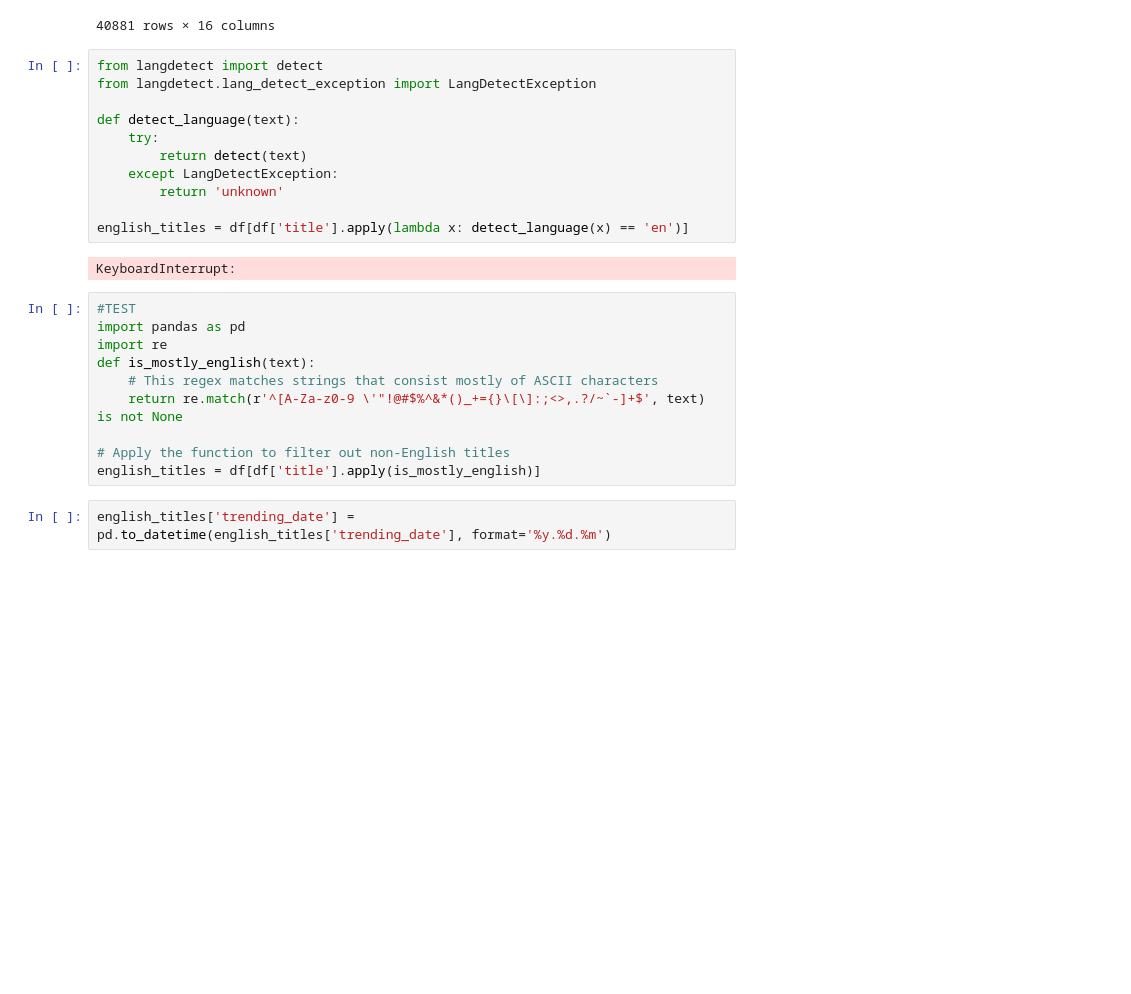
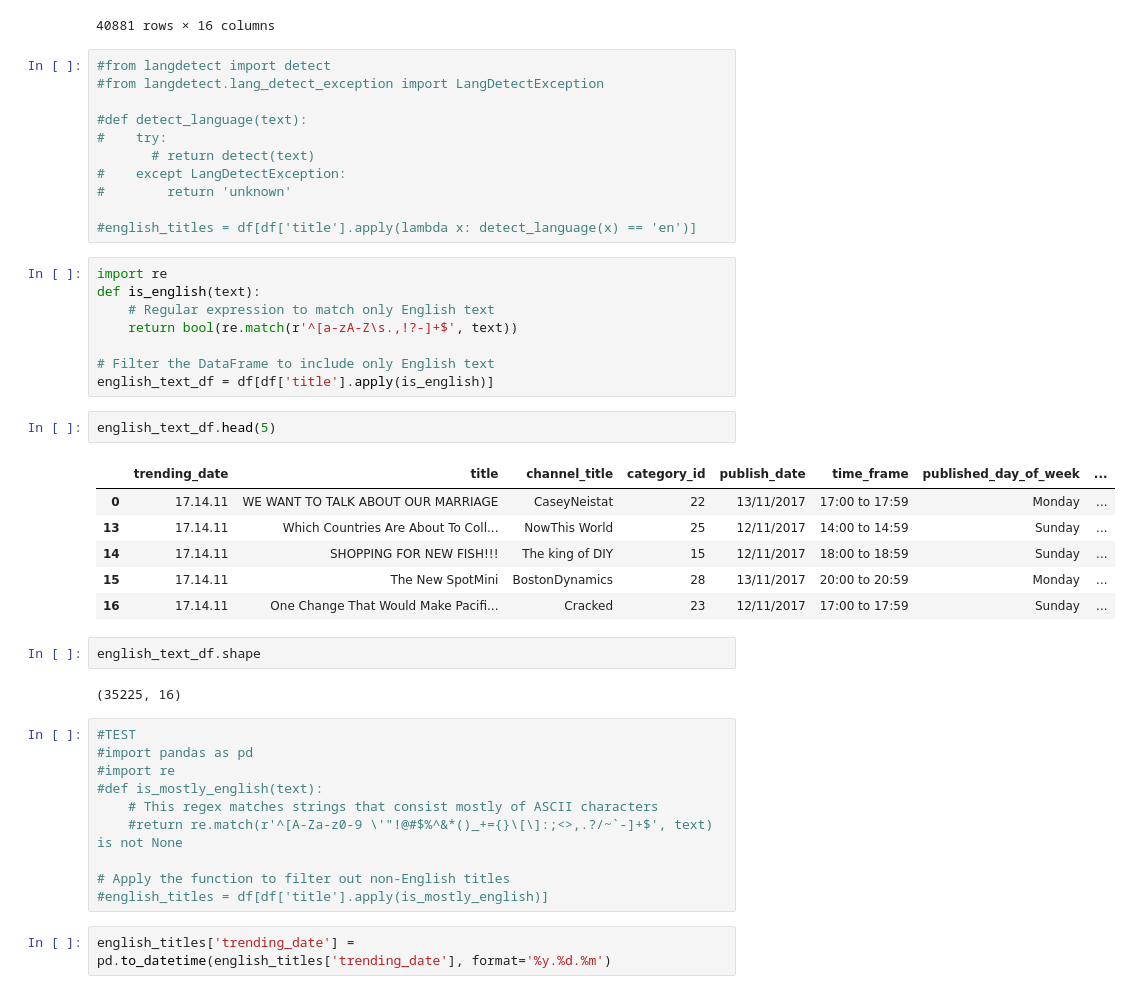
Before and after one commit to SAnand2903/BA830, a Jupyter notebook: BA830_Project.ipynb, the cells around one changed output. Saved outputs shown, nothing was run; the diff lists cells and outputs as text; blank space fills up the shorter version.

```diff
--- a/BA830_Project.ipynb
+++ b/BA830_Project.ipynb
@@ -72,27 +72,46 @@ df.groupby('publish_country').get_group('CANADA')
 40881 rows × 16 columns
 # %%
-from langdetect import detect
-from langdetect.lang_detect_exception import LangDetectException
+#from langdetect import detect
+#from langdetect.lang_detect_exception import LangDetectException
 
-def detect_language(text):
-    try:
-        return detect(text)
-    except LangDetectException:
-        return 'unknown'
+#def detect_language(text):
+#    try:
+       # return detect(text)
+#    except LangDetectException:
+#        return 'unknown'
 
-english_titles = df[df['title'].apply(lambda x: detect_language(x) == 'en')]
+#english_titles = df[df['title'].apply(lambda x: detect_language(x) == 'en')]
-# %% [output]
-KeyboardInterrupt:
+# %%
+import re
+def is_english(text):
+    # Regular expression to match only English text
+    return bool(re.match(r'^[a-zA-Z\s.,!?-]+$', text))
+
+# Filter the DataFrame to include only English text
+english_text_df = df[df['title'].apply(is_english)]
+# %%
+english_text_df.head(5)
+# %% [output]
+|  | trending_date | title | channel_title | category_id | publish_date | time_frame | published_day_of_week | ... |
+| 0 | 17.14.11 | WE WANT TO TALK ABOUT OUR MARRIAGE | CaseyNeistat | 22 | 13/11/2017 | 17:00 to 17:59 | Monday | ... |
+| 13 | 17.14.11 | Which Countries Are About To Coll... | NowThis World | 25 | 12/11/2017 | 14:00 to 14:59 | Sunday | ... |
+| 14 | 17.14.11 | SHOPPING FOR NEW FISH!!! | The king of DIY | 15 | 12/11/2017 | 18:00 to 18:59 | Sunday | ... |
+| 15 | 17.14.11 | The New SpotMini | BostonDynamics | 28 | 13/11/2017 | 20:00 to 20:59 | Monday | ... |
+| 16 | 17.14.11 | One Change That Would Make Pacifi... | Cracked | 23 | 12/11/2017 | 17:00 to 17:59 | Sunday | ... |
+# %%
+english_text_df.shape
+# %% [output]
+(35225, 16)
 # %%
 #TEST
-import pandas as pd
-import re
-def is_mostly_english(text):
+#import pandas as pd
+#import re
+#def is_mostly_english(text):
     # This regex matches strings that consist mostly of ASCII characters
-    return re.match(r'^[A-Za-z0-9 \'"!@#$%^&*()_+={}\[\]:;<>,.?/~`-]+$', text) is not None
+    #return re.match(r'^[A-Za-z0-9 \'"!@#$%^&*()_+={}\[\]:;<>,.?/~`-]+$', text) is not None
 
 # Apply the function to filter out non-English titles
-english_titles = df[df['title'].apply(is_mostly_english)]
+#english_titles = df[df['title'].apply(is_mostly_english)]
 # %%
 english_titles['trending_date'] = pd.to_datetime(english_titles['trending_date'], format='%y.%d.%m')
 # %%
```
Also changed, not shown: parts of 7 cells of this notebook.
